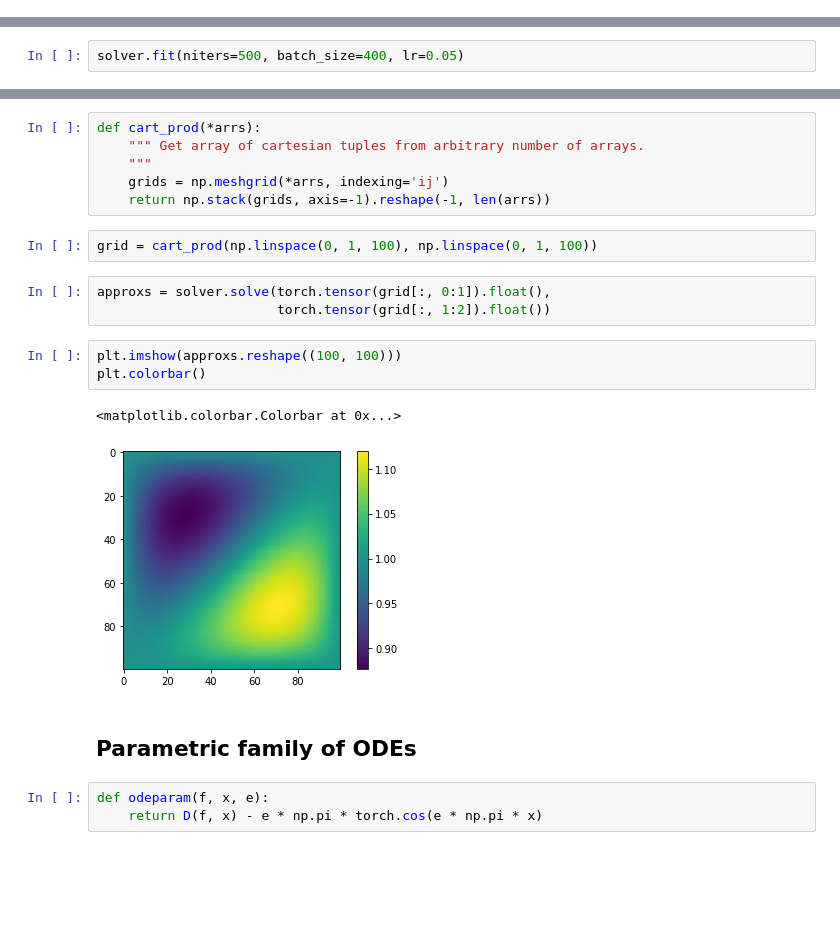
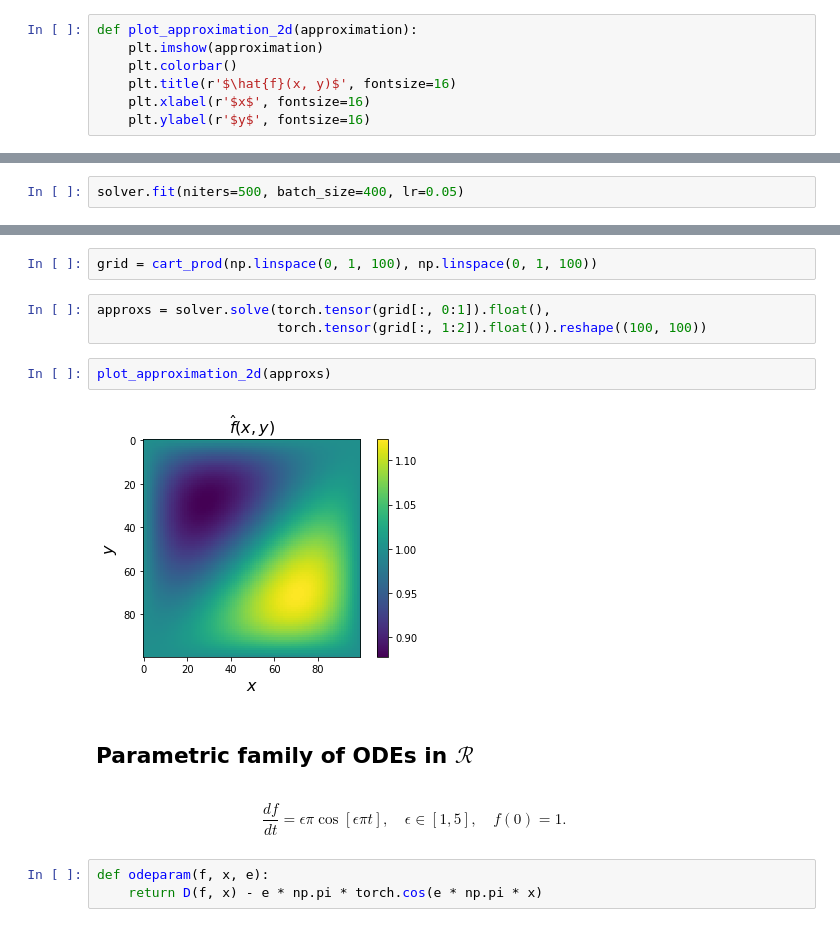
Before and after one commit to analysiscenter/pydens, a Jupyter notebook: tutorials/1. Solving PDEs.ipynb, the cells around one changed output, grey strips where cells are left out. Cells and saved outputs as stored; diff of their text form; blank space fills up the shorter version.

```diff
--- a/tutorials/1. Solving PDEs.ipynb
+++ b/tutorials/1. Solving PDEs.ipynb
@@ -15,0 +42,7 @@ from pydens import NumpySampler as NS
+# %%
+def plot_approximation_2d(approximation):
+    plt.imshow(approximation)
+    plt.colorbar()
+    plt.title(r'$\hat{f}(x, y)$', fontsize=16)
+    plt.xlabel(r'$x$', fontsize=16)
+    plt.ylabel(r'$y$', fontsize=16)
@@ -54,22 +95,16 @@ plt.plot(solver.losses[:])
-# %%
-def cart_prod(*arrs):
-    """ Get array of cartesian tuples from arbitrary number of arrays.
-    """
-    grids = np.meshgrid(*arrs, indexing='ij')
-    return np.stack(grids, axis=-1).reshape(-1, len(arrs))
 # %%
 grid = cart_prod(np.linspace(0, 1, 100), np.linspace(0, 1, 100))
 # %%
 approxs = solver.solve(torch.tensor(grid[:, 0:1]).float(),
-                       torch.tensor(grid[:, 1:2]).float())
+                       torch.tensor(grid[:, 1:2]).float()).reshape((100, 100))
-# %%
-plt.imshow(approxs.reshape((100, 100)))
-plt.colorbar()
-# %% [output]
-<matplotlib.colorbar.Colorbar at 0x...>
-[figure, removed]
+# %%
+plot_approximation_2d(approxs)
+# %% [output]
+[figure, added]
 # %% [markdown]
-## Parametric family of ODEs
+## Parametric family of ODEs in $\mathcal{R}$
+# %% [markdown]
+$$ \frac{d f}{d t} = \epsilon \pi \cos{[\epsilon \pi t]},\quad \epsilon \in [1, 5], \quad f(0) = 1.  \quad  \quad   \quad  \quad  \quad  $$
 # %%
 def odeparam(f, x, e):
     return D(f, x) - e * np.pi * torch.cos(e * np.pi * x)
```
Also changed, not shown: parts of 44 cells of this notebook, 1 other file.
